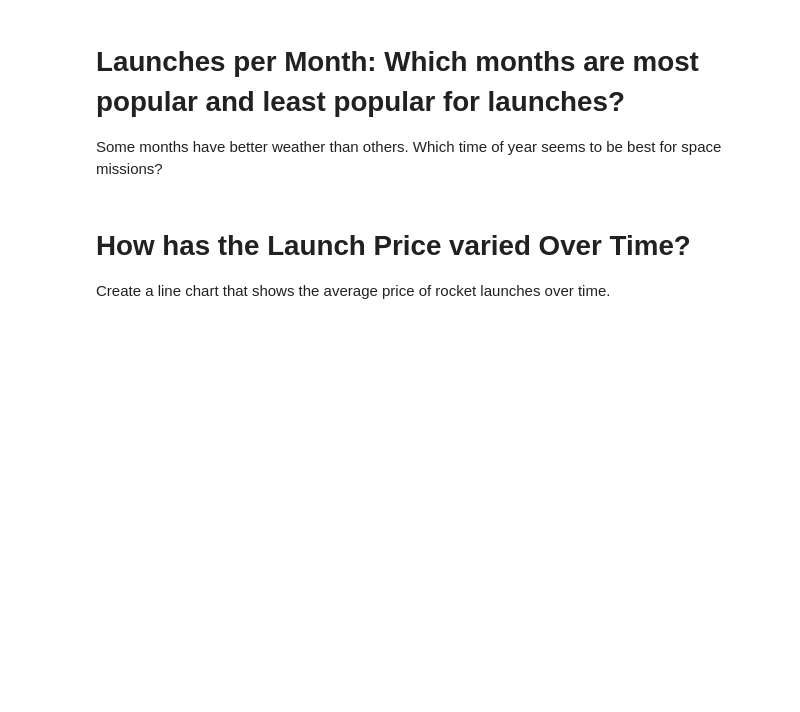
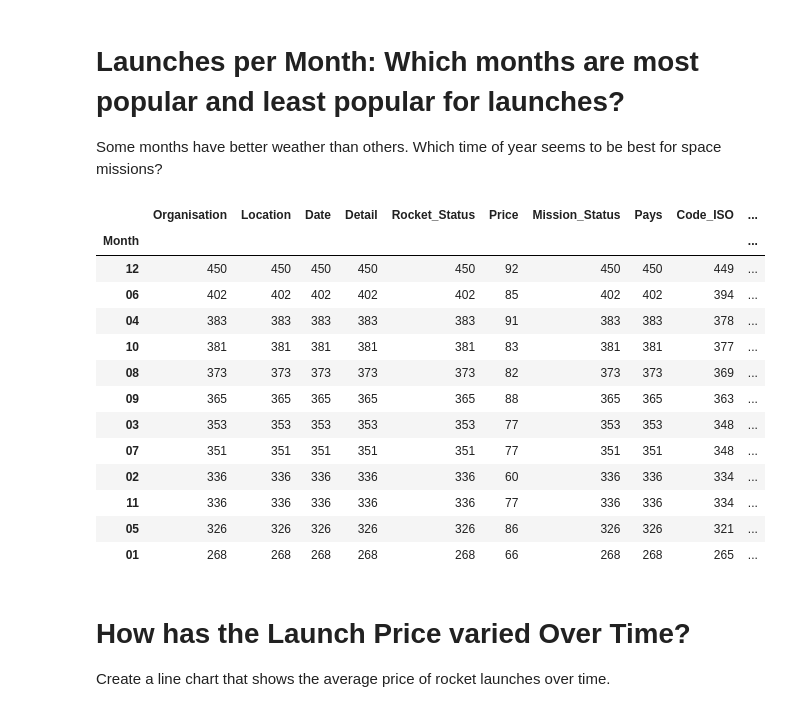
Before and after one commit to staixo/Python100day, a Jupyter notebook: Professional/SpaceMission/Space_Missions_Analysis.ipynb, the cells around one changed output. Cells and saved outputs as stored; diff of their text form; code cells hidden in the pictures; blank space fills up the shorter version.

```diff
--- a/Professional/SpaceMission/Space_Missions_Analysis.ipynb
+++ b/Professional/SpaceMission/Space_Missions_Analysis.ipynb
@@ -322,2 +292,4 @@ fig.show()
 # %% [markdown]
 # Use a Choropleth Map to Show the Number of Failures by Country
+# %%
+df_data['Status_Bool'] = df_data['Mission_Status']=="Success"
@@ -340,3 +471,20 @@ Some months have better weather than others. Which time of year seems to be best
+# %%
+df_data.groupby("Month").count().sort_values("Organisation",ascending=False)
+# %% [output]
+|  | Organisation | Location | Date | Detail | Rocket_Status | Price | Mission_Status | Pays | Code_ISO | ... |
+| Month |  |  |  |  |  |  |  |  |  | ... |
+| 12 | 450 | 450 | 450 | 450 | 450 | 92 | 450 | 450 | 449 | ... |
+| 06 | 402 | 402 | 402 | 402 | 402 | 85 | 402 | 402 | 394 | ... |
+| 04 | 383 | 383 | 383 | 383 | 383 | 91 | 383 | 383 | 378 | ... |
+| 10 | 381 | 381 | 381 | 381 | 381 | 83 | 381 | 381 | 377 | ... |
+| 08 | 373 | 373 | 373 | 373 | 373 | 82 | 373 | 373 | 369 | ... |
+| 09 | 365 | 365 | 365 | 365 | 365 | 88 | 365 | 365 | 363 | ... |
+| 03 | 353 | 353 | 353 | 353 | 353 | 77 | 353 | 353 | 348 | ... |
+| 07 | 351 | 351 | 351 | 351 | 351 | 77 | 351 | 351 | 348 | ... |
+| 02 | 336 | 336 | 336 | 336 | 336 | 60 | 336 | 336 | 334 | ... |
+| 11 | 336 | 336 | 336 | 336 | 336 | 77 | 336 | 336 | 334 | ... |
+| 05 | 326 | 326 | 326 | 326 | 326 | 86 | 326 | 326 | 321 | ... |
+| 01 | 268 | 268 | 268 | 268 | 268 | 66 | 268 | 268 | 265 | ... |
 # %% [markdown]
 # How has the Launch Price varied Over Time?
 
```
Also changed, not shown: parts of 19 cells of this notebook.
